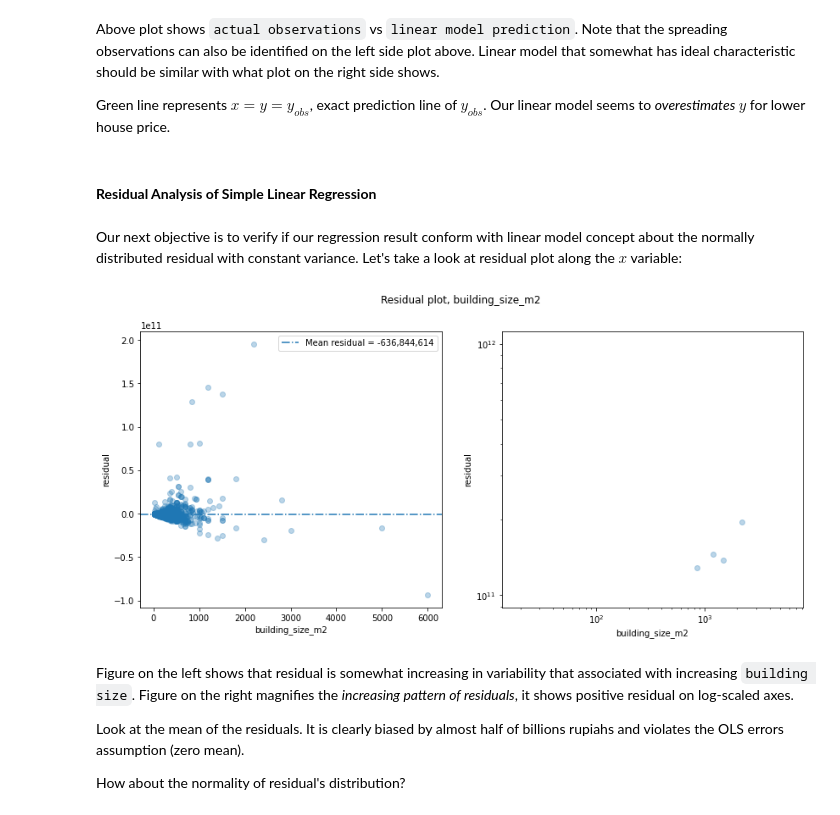
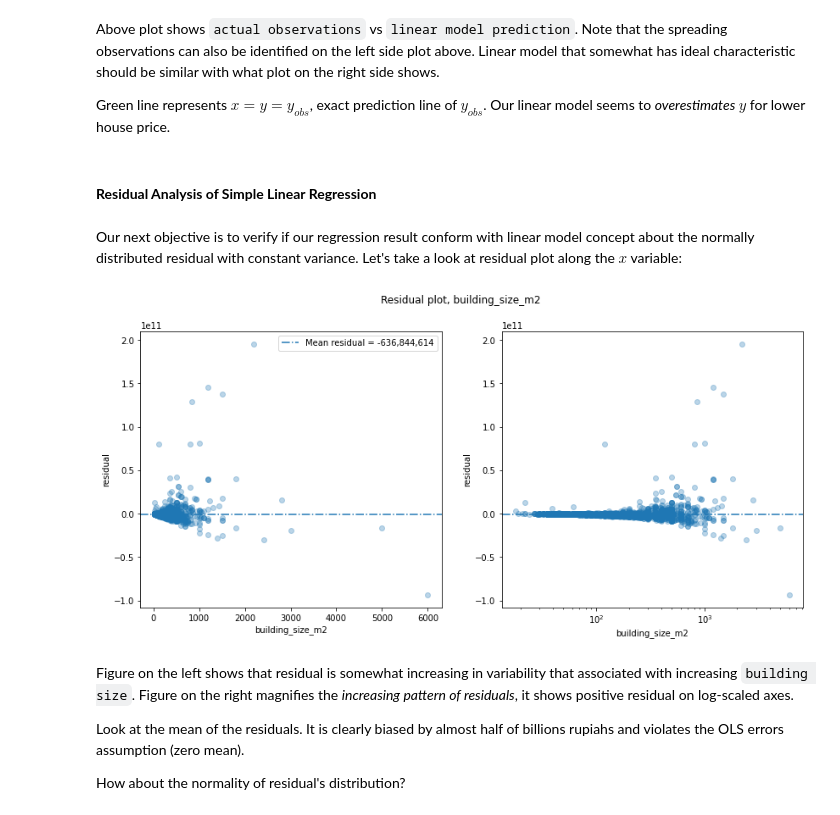
Before and after one commit to nbarizki/jabodetabekhousepricing, a Jupyter notebook: 3 - Linear Modeling of House Price.ipynb, the cells around one changed output. Drawn from its saved outputs; the diff is of its cells as text; code cells hidden in the pictures.

```diff
--- a/3 - Linear Modeling of House Price.ipynb
+++ b/3 - Linear Modeling of House Price.ipynb
@@ -203,30 +234,29 @@ Above plot shows `actual observations` vs `linear model prediction`. Note that t
 
 Green line represents $x=y=y_{obs}$, exact prediction line of $y_{obs}$. Our linear model seems to *overestimates* $y$ for lower house price.
 # %% [markdown]
+<a id="residual_analysis_simple"> </a>
 #### **Residual Analysis of Simple Linear Regression**
 # %% [markdown]
 Our next objective is to verify if our regression result conform with linear model concept about the normally distributed residual with constant variance. Let's take a look at residual plot along the $x$ variable:
 # %%
 {"tags": ["hide-input"]}
 
 resid_1 = y - y_predict_1
 mean_resid_1 = np.mean(resid_1)
 # matpltlib plot
 fig, ax = plt.subplots(1, 2, figsize=(14, 6))
 for ax_ in ax:
     ax_.scatter(x=X_train.building_size_m2.values.reshape(-1, 1), y=resid_1, alpha=0.3)
     ax_.axhline(
         y=resid_1.mean(), linestyle='-.',
         label=f'Mean residual = {mean_resid_1:,.0f}')
     ax_.set_xlabel('building_size_m2')
     ax_.set_ylabel('residual')
 fig.suptitle('Residual plot, building_size_m2')
 ax[0].legend()
 ax[1].set_xscale('log')
-ax[1].set_yscale('log')
-plt.show()
 # %% [output]
-[figure, old version]
+[figure, new version]
 # %% [markdown]
 Figure on the left shows that residual is somewhat increasing in variability that associated with increasing `building size`. Figure on the right magnifies the *increasing pattern of residuals*, it shows positive residual on log-scaled axes.
 
```
Also changed, not shown: parts of 61 cells of this notebook.
